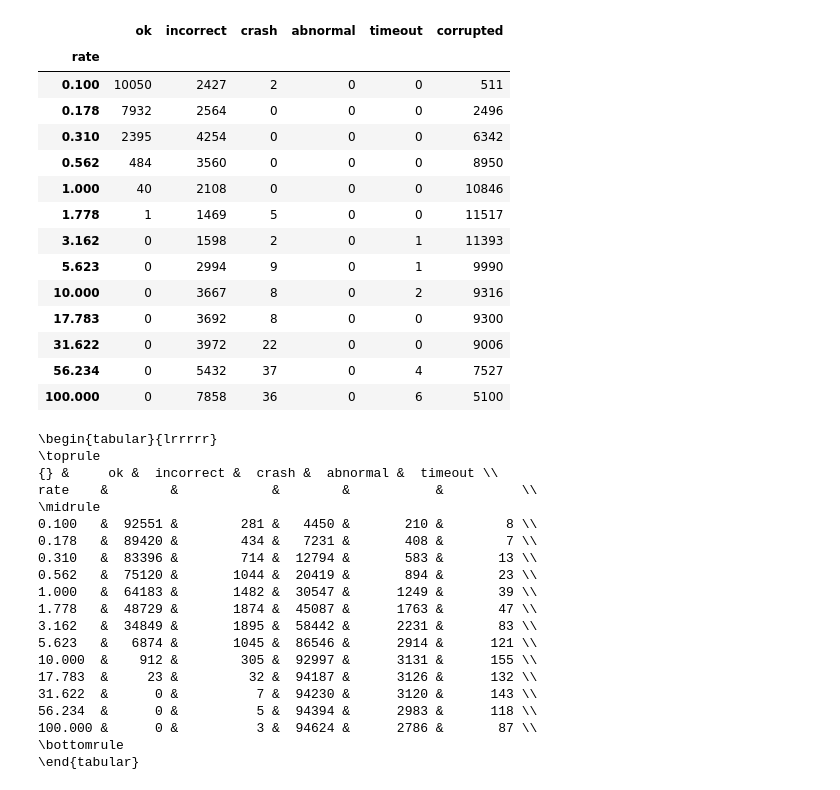
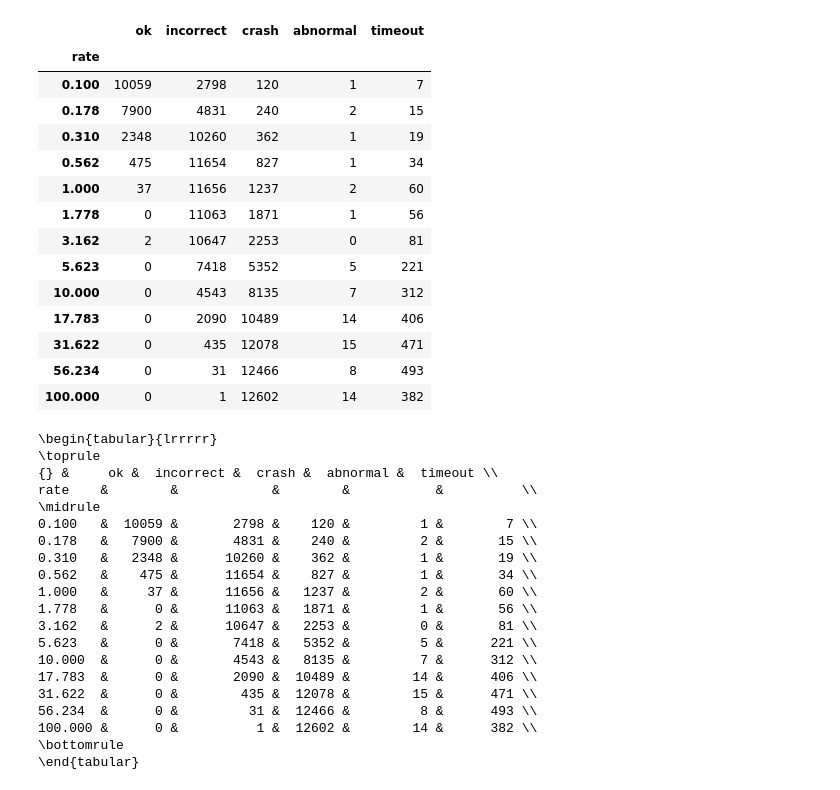
Before and after one commit to Longi94/chaos_jupyter, a Jupyter notebook: sqlite_tpchu_flip_x_plots.ipynb, the cells around one changed output. Drawn from its saved outputs; the diff is of its cells as text; code cells hidden in the pictures.

```diff
--- a/sqlite_tpchu_flip_x_plots.ipynb
+++ b/sqlite_tpchu_flip_x_plots.ipynb
@@ -63,24 +44,24 @@ df.sort_values(['result', 'rate'], inplace=True)
 # df
 # %%
 pivoted = pd.pivot_table(df, values='counts', index='rate', columns='result')
-pivoted.columns = ['ok', 'incorrect', 'crash', 'abnormal', 'timeout', 'corrupted']
+pivoted.columns = ['ok', 'incorrect', 'crash', 'abnormal', 'timeout']
 pivoted
 # %% [output]
-|  | ok | incorrect | crash | abnormal | timeout | corrupted |
-| rate |  |  |  |  |  |  |
-| 0.100 | 10050 | 2427 | 2 | 0 | 0 | 511 |
-| 0.178 | 7932 | 2564 | 0 | 0 | 0 | 2496 |
-| 0.310 | 2395 | 4254 | 0 | 0 | 0 | 6342 |
-| 0.562 | 484 | 3560 | 0 | 0 | 0 | 8950 |
-| 1.000 | 40 | 2108 | 0 | 0 | 0 | 10846 |
-| 1.778 | 1 | 1469 | 5 | 0 | 0 | 11517 |
-| 3.162 | 0 | 1598 | 2 | 0 | 1 | 11393 |
-| 5.623 | 0 | 2994 | 9 | 0 | 1 | 9990 |
-| 10.000 | 0 | 3667 | 8 | 0 | 2 | 9316 |
-| 17.783 | 0 | 3692 | 8 | 0 | 0 | 9300 |
-| 31.622 | 0 | 3972 | 22 | 0 | 0 | 9006 |
-| 56.234 | 0 | 5432 | 37 | 0 | 4 | 7527 |
-| 100.000 | 0 | 7858 | 36 | 0 | 6 | 5100 |
+|  | ok | incorrect | crash | abnormal | timeout |
+| rate |  |  |  |  |  |
+| 0.100 | 10059 | 2798 | 120 | 1 | 7 |
+| 0.178 | 7900 | 4831 | 240 | 2 | 15 |
+| 0.310 | 2348 | 10260 | 362 | 1 | 19 |
+| 0.562 | 475 | 11654 | 827 | 1 | 34 |
+| 1.000 | 37 | 11656 | 1237 | 2 | 60 |
+| 1.778 | 0 | 11063 | 1871 | 1 | 56 |
+| 3.162 | 2 | 10647 | 2253 | 0 | 81 |
+| 5.623 | 0 | 7418 | 5352 | 5 | 221 |
+| 10.000 | 0 | 4543 | 8135 | 7 | 312 |
+| 17.783 | 0 | 2090 | 10489 | 14 | 406 |
+| 31.622 | 0 | 435 | 12078 | 15 | 471 |
+| 56.234 | 0 | 31 | 12466 | 8 | 493 |
+| 100.000 | 0 | 1 | 12602 | 14 | 382 |
 # %%
 print(pivoted.to_latex())
 # %% [output]
@@ -89,19 +70,19 @@ print(pivoted.to_latex())
 {} &     ok &  incorrect &  crash &  abnormal &  timeout \\
 rate    &        &            &        &           &          \\
 \midrule
-0.100   &  92551 &        281 &   4450 &       210 &        8 \\
-0.178   &  89420 &        434 &   7231 &       408 &        7 \\
-0.310   &  83396 &        714 &  12794 &       583 &       13 \\
-0.562   &  75120 &       1044 &  20419 &       894 &       23 \\
-1.000   &  64183 &       1482 &  30547 &      1249 &       39 \\
-1.778   &  48729 &       1874 &  45087 &      1763 &       47 \\
-3.162   &  34849 &       1895 &  58442 &      2231 &       83 \\
-5.623   &   6874 &       1045 &  86546 &      2914 &      121 \\
-10.000  &    912 &        305 &  92997 &      3131 &      155 \\
-17.783  &     23 &         32 &  94187 &      3126 &      132 \\
-31.622  &      0 &          7 &  94230 &      3120 &      143 \\
-56.234  &      0 &          5 &  94394 &      2983 &      118 \\
-100.000 &      0 &          3 &  94624 &      2786 &       87 \\
+0.100   &  10059 &       2798 &    120 &         1 &        7 \\
+0.178   &   7900 &       4831 &    240 &         2 &       15 \\
+0.310   &   2348 &      10260 &    362 &         1 &       19 \\
+0.562   &    475 &      11654 &    827 &         1 &       34 \\
+1.000   &     37 &      11656 &   1237 &         2 &       60 \\
+1.778   &      0 &      11063 &   1871 &         1 &       56 \\
+3.162   &      2 &      10647 &   2253 &         0 &       81 \\
+5.623   &      0 &       7418 &   5352 &         5 &      221 \\
+10.000  &      0 &       4543 &   8135 &         7 &      312 \\
+17.783  &      0 &       2090 &  10489 &        14 &      406 \\
+31.622  &      0 &        435 &  12078 &        15 &      471 \\
+56.234  &      0 &         31 &  12466 &         8 &      493 \\
+100.000 &      0 &          1 &  12602 &        14 &      382 \\
 \bottomrule
 \end{tabular}
 # %%
```
Also changed, not shown: parts of 8 cells of this notebook, 12 other files.
